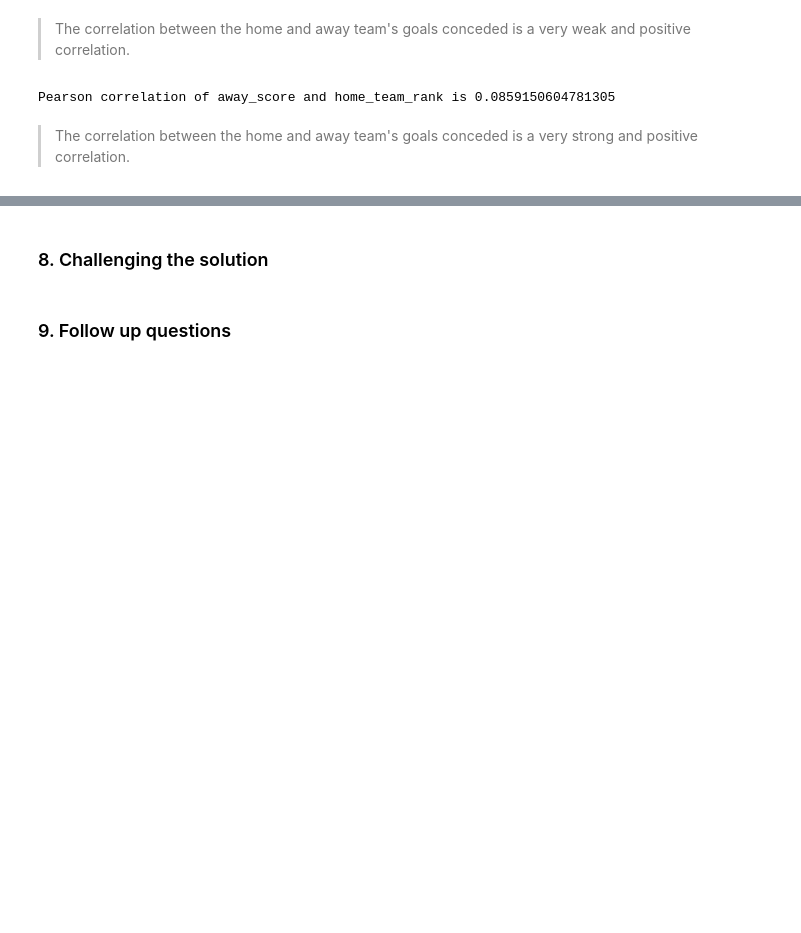
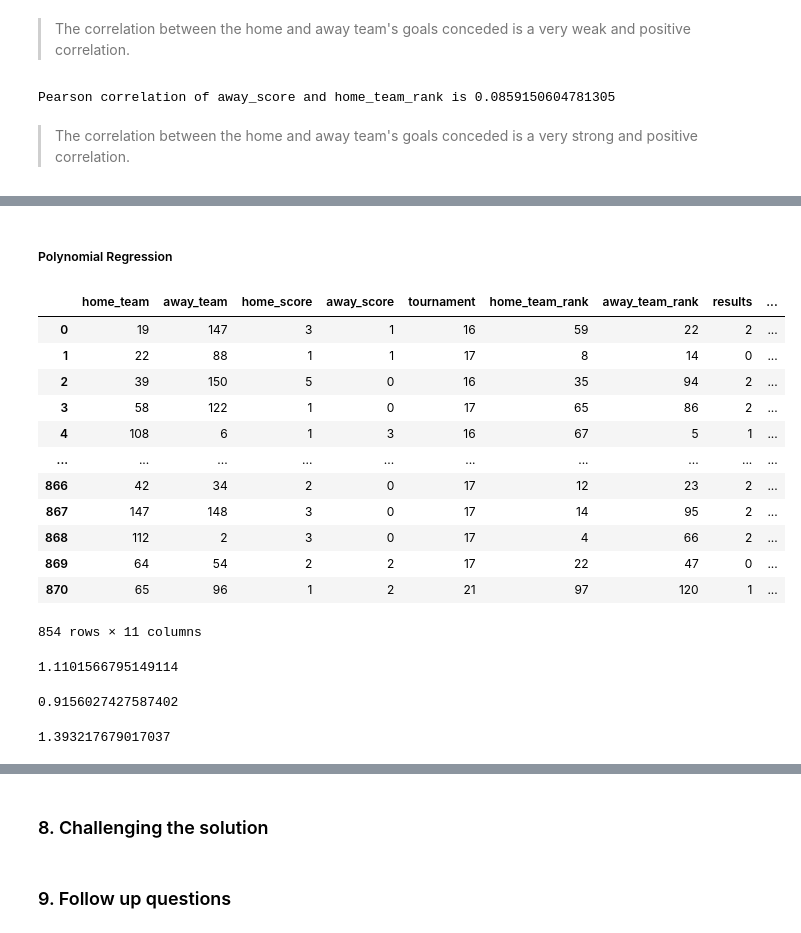
Before and after one commit to stogaja/Python-ML-Projects, a Jupyter notebook: Football_Prediction/football_prediction.ipynb, the cells around one changed output, grey strips where cells are left out. Saved outputs shown, nothing was run; the diff lists cells and outputs as text; code cells hidden in the pictures; blank space fills up the shorter version.

```diff
--- a/Football_Prediction/football_prediction.ipynb
+++ b/Football_Prediction/football_prediction.ipynb
@@ -620,0 +749,2 @@ Pearson correlation of away_score and home_team_rank is 0.0859150604781305
+# %% [markdown]
+##### Polynomial Regression
@@ -620,0 +923,16 @@ Pearson correlation of away_score and home_team_rank is 0.0859150604781305
+# %%
+merged_copy
+# %% [output]
+|  | home_team | away_team | home_score | away_score | tournament | home_team_rank | away_team_rank | results | ... |
+| 0 | 19 | 147 | 3 | 1 | 16 | 59 | 22 | 2 | ... |
+| 1 | 22 | 88 | 1 | 1 | 17 | 8 | 14 | 0 | ... |
+| 2 | 39 | 150 | 5 | 0 | 16 | 35 | 94 | 2 | ... |
+| 3 | 58 | 122 | 1 | 0 | 17 | 65 | 86 | 2 | ... |
+| 4 | 108 | 6 | 1 | 3 | 16 | 67 | 5 | 1 | ... |
+| ... | ... | ... | ... | ... | ... | ... | ... | ... | ... |
+| 866 | 42 | 34 | 2 | 0 | 17 | 12 | 23 | 2 | ... |
+| 867 | 147 | 148 | 3 | 0 | 17 | 14 | 95 | 2 | ... |
+| 868 | 112 | 2 | 3 | 0 | 17 | 4 | 66 | 2 | ... |
+| 869 | 64 | 54 | 2 | 2 | 17 | 22 | 47 | 0 | ... |
+| 870 | 65 | 96 | 1 | 2 | 21 | 97 | 120 | 1 | ... |
+854 rows × 11 columns
@@ -620,0 +957,15 @@ Pearson correlation of away_score and home_team_rank is 0.0859150604781305
+# %%
+# polynomial regression for home team degree 1
+Polynomial(1, X1_train, X1_test, y1_train, y1_test)
+# %% [output]
+1.1101566795149114
+# %%
+# polynomial regression for home team degree 2
+Polynomial(2, X1_train, X1_test, y1_train, y1_test)
+# %% [output]
+0.9156027427587402
+# %%
+# polynomial regression for home team degree 3
+Polynomial(3, X1_train, X1_test, y1_train, y1_test)
+# %% [output]
+1.393217679017037
```
Also changed, not shown: parts of 34 cells of this notebook.
